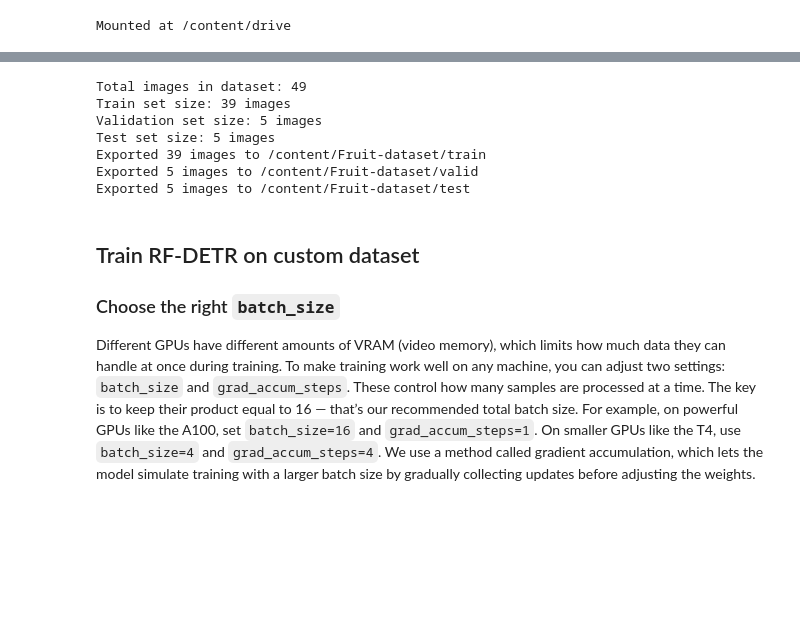
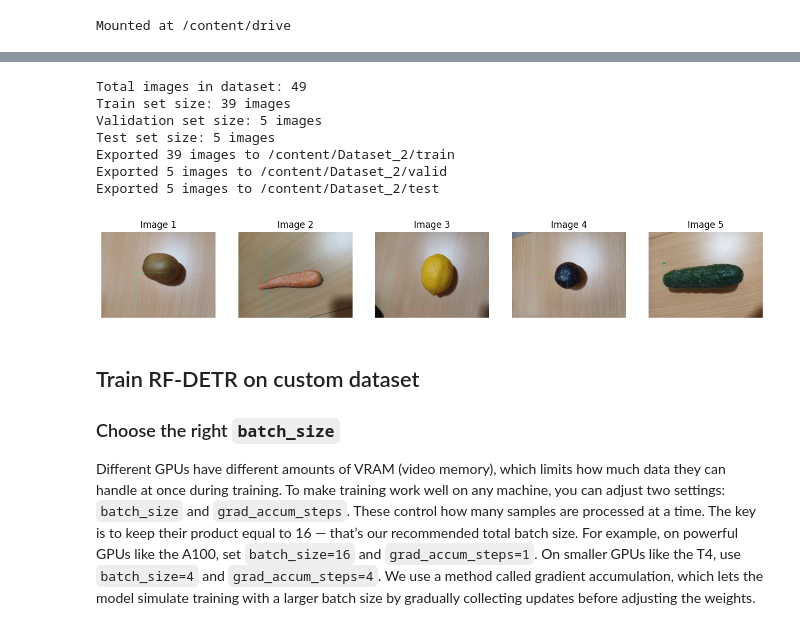
Before and after one commit to Cado87/RF-DETR-Play, a Jupyter notebook: how-to-finetune-rf-detr-on-detection-dataset.ipynb, the cells around one changed output, grey strips where cells are left out. Cells and saved outputs as stored; diff of their text form; code cells hidden in the pictures; blank space fills up the shorter version.

```diff
--- a/how-to-finetune-rf-detr-on-detection-dataset.ipynb
+++ b/how-to-finetune-rf-detr-on-detection-dataset.ipynb
@@ -200,6 +103,6 @@ class MockDataset:
         self.location = location
 
 # Assign the fruit dataset location to the 'dataset' variable
-dataset = MockDataset("/content/Fruit-dataset/")
+dataset = MockDataset("/content/Dataset_2/")
 print(f"Dataset location set to: {dataset.location}")
 # %% [output]
@@ -250,9 +204,58 @@ Total images in dataset: 49
 Train set size: 39 images
 Validation set size: 5 images
 Test set size: 5 images
-Exported 39 images to /content/Fruit-dataset/train
-Exported 5 images to /content/Fruit-dataset/valid
-Exported 5 images to /content/Fruit-dataset/test
+Exported 39 images to /content/Dataset_2/train
+Exported 5 images to /content/Dataset_2/valid
+Exported 5 images to /content/Dataset_2/test
+# %%
+import supervision as sv
+from PIL import Image
+import random
+
+# Get class names from the dataset for display
+class_names = ds_train.classes
+
+# Create annotators
+bbox_annotator = sv.BoxAnnotator(color=sv.ColorPalette.DEFAULT, thickness=2)
+label_annotator = sv.LabelAnnotator(
+    color=sv.ColorPalette.DEFAULT,
+    text_color=sv.Color.BLACK,
+    text_scale=0.5,
+    text_thickness=1
+)
+
+# Select a few random images from the training set for visualization
+num_images_to_display = 5
+image_indices = random.sample(range(len(ds_train)), min(num_images_to_display, len(ds_train)))
+
+annotated_images = []
+for index in image_indices:
+    path, image, annotations = ds_train[index]
+    image = Image.open(path).convert("RGB")
+
+    labels = [
+        f"{class_names[class_id]}"
+        for class_id
+        in annotations.class_id
+    ]
+
+    # Annotate the image with bounding boxes and labels
+    annotated_image = bbox_annotator.annotate(image.copy(), annotations)
+    annotated_image = label_annotator.annotate(annotated_image, annotations, labels=labels)
+    annotated_images.append(annotated_image)
+
+# Display the annotated images
+if annotated_images:
+    sv.plot_images_grid(
+        images=annotated_images,
+        titles=[f"Image {i+1}" for i in range(len(annotated_images))],
+        grid_size=(1, len(annotated_images)), # Display all in one row
+        size=(16, 8)
+    )
+else:
+    print("No images to display from the training set.")
+# %% [output]
+[figure, added]
 # %% [markdown]
 ## Train RF-DETR on custom dataset
 
```
Also changed, not shown: parts of 8 cells of this notebook.
